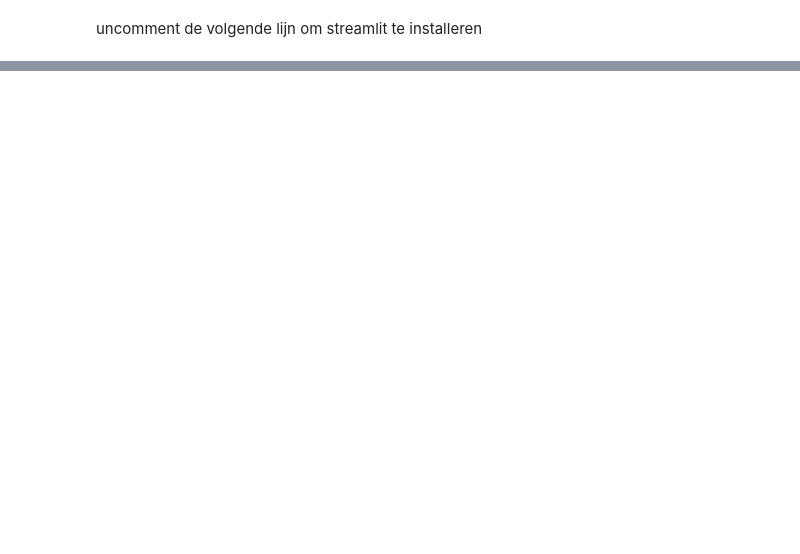
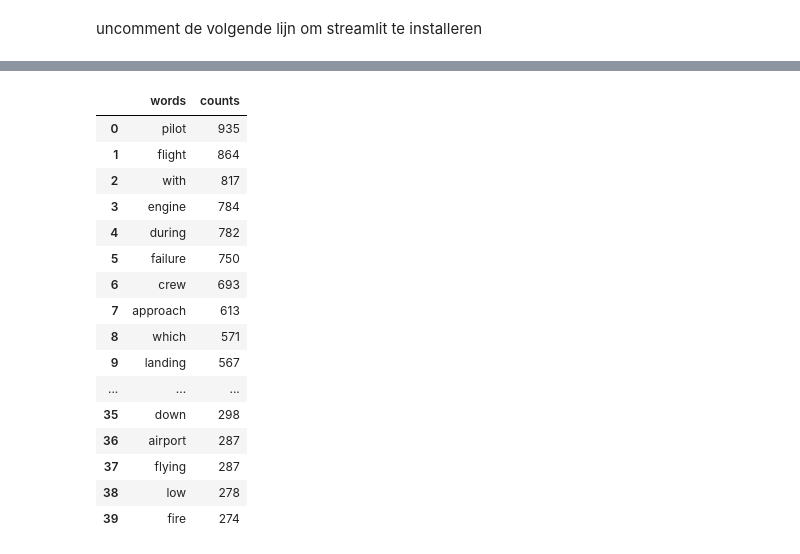
Before and after one commit to Stemt/DS-groep-6, a Jupyter notebook: Case-2/case_2.ipynb, the cells around one changed output, grey strips where cells are left out. Saved outputs shown, nothing was run; the diff lists cells and outputs as text; code cells hidden in the pictures; blank space fills up the shorter version.

```diff
--- a/Case-2/case_2.ipynb
+++ b/Case-2/case_2.ipynb
@@ -22,0 +69,71 @@ Note: you may need to restart the kernel to use updated packages.
+# %%
+import json
+
+acf_df.head()
+
+words = {}
+
+ignore_words = """
+the
+a
+and
+to
+of
+in
+crashed
+into
+was
+aircraft
+plane
+after
+while
+not
+for
+off
+en
+on
+at
+by
+from
+"""
+
+for summary in acf_df['Summary'].dropna():
+    try:
+        sum_words = summary.split()
+
+        for word in sum_words:
+            word = word.lower()
+            if word in ignore_words:
+                continue
+            if word in words:
+                words[word] += 1
+            else:
+                words[word] = 0
+    except:
+        print(summary)
+
+sorted_words = sorted(words,key=words.get,reverse=True)
+sorted_counts = sorted(words.values(),reverse=True)
+
+
+
+words = pd.DataFrame({'words':sorted_words,'counts':sorted_counts})
+words.head(40)
+# %% [output]
+|  | words | counts |
+| 0 | pilot | 935 |
+| 1 | flight | 864 |
+| 2 | with | 817 |
+| 3 | engine | 784 |
+| 4 | during | 782 |
+| 5 | failure | 750 |
+| 6 | crew | 693 |
+| 7 | approach | 613 |
+| 8 | which | 571 |
+| 9 | landing | 567 |
+| ... | ... | ... |
+| 35 | down | 298 |
+| 36 | airport | 287 |
+| 37 | flying | 287 |
+| 38 | low | 278 |
+| 39 | fire | 274 |
```
Also changed, not shown: parts of 7 cells of this notebook.
